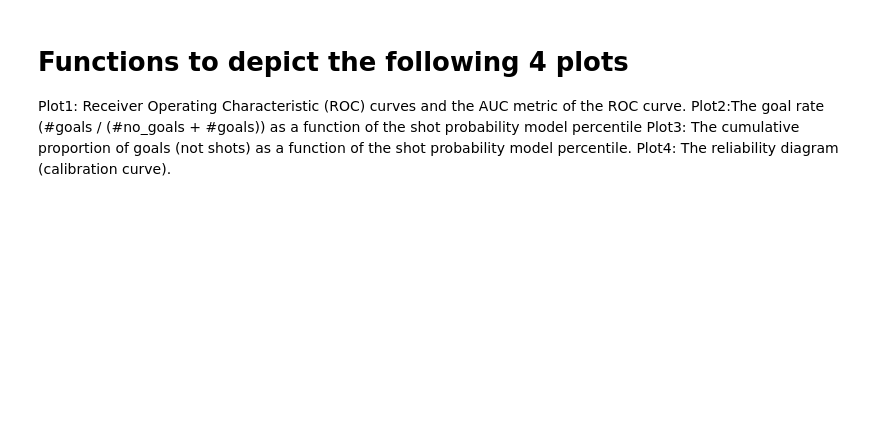
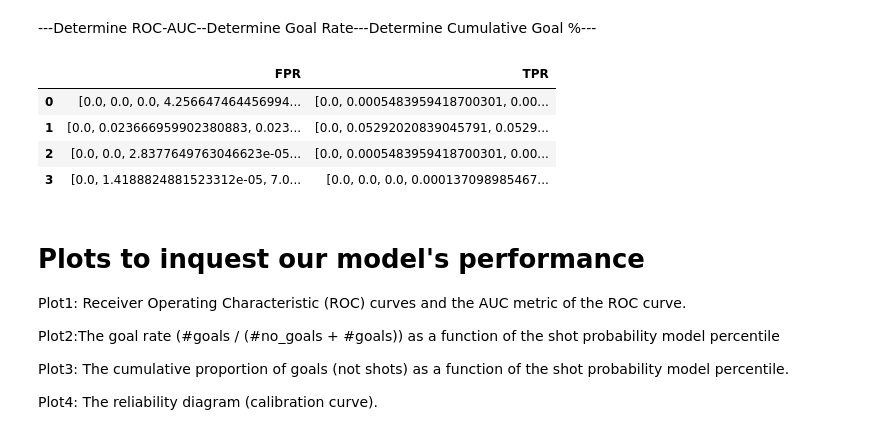
Before and after one commit to KrishnaManeeshaDendukuri/ift6758, a Jupyter notebook: ift6758-project-template-main/notebooks/Question_3_M2.ipynb, the cells around one changed output. Saved outputs shown, nothing was run; the diff lists cells and outputs as text; code cells hidden in the pictures; blank space fills up the shorter version.

```diff
--- a/ift6758-project-template-main/notebooks/Question_3_M2.ipynb
+++ b/ift6758-project-template-main/notebooks/Question_3_M2.ipynb
@@ -20,0 +39,21 @@ df = pd.read_csv('mid_df.csv')
+# %%
+df_log = df.copy()
+cnt = 0
+X = df_log['distance_from_net']
+y = df_log['goal_ind']
+
+X_trainlog, X_validlog, y_trainlog, y_validlog = train_test_split(X,y,test_size=0.25,random_state=10, shuffle = True,)
+clf = LogisticRegression()
+clf.fit(X_trainlog.values.reshape(-1,1), y_trainlog)
+y_predlog = clf.predict(X_validlog.values.reshape(-1,1))
+predicted_prob = clf.predict_proba(X_validlog.values.reshape(-1,1))
+score = clf.score(X_validlog.values.reshape(-1,1), y_validlog)
+print("Accuracy score of Training a Logistic Regression classifier with distance feature is: {}".format(score))
+[cnt+1 if y_predlog[ele]==1 else cnt+0 for ele in range(len(X_validlog))]
+print("Total goals predicted by the classifier = {}".format(cnt))
+cm = confusion_matrix(y_validlog, y_predlog)
+import seaborn as sns
+sns.heatmap(cm, annot=True)
+experiment.log_metric("accuracy", accuracy_score(y_validlog, y_predlog))
+experiment.log_metric("f1_score", f1_score(y_validlog, y_predlog))
+experiment.log_confusion_matrix(y_validlog, y_predlog)
@@ -78,0 +148,2 @@ def call_log_reg(X_train2,y_train,X_valid2,y_valid):
+# %% [markdown]
+---Determine ROC-AUC--Determine Goal Rate---Determine Cumulative Goal %---
@@ -79,7 +196,18 @@ def call_log_reg(X_train2,y_train,X_valid2,y_valid):
+# %%
+df_roc.head()
+# %% [output]
+|  | FPR | TPR |
+| 0 | [0.0, 0.0, 0.0, 4.256647464456994... | [0.0, 0.0005483959418700301, 0.00... |
+| 1 | [0.0, 0.023666959902380883, 0.023... | [0.0, 0.05292020839045791, 0.0529... |
+| 2 | [0.0, 0.0, 2.8377649763046623e-05... | [0.0, 0.0005483959418700301, 0.00... |
+| 3 | [0.0, 1.4188824881523312e-05, 7.0... | [0.0, 0.0, 0.0, 0.000137098985467... |
 # %% [markdown]
-# Functions to depict the following 4 plots
+# Plots to inquest our model's performance
 
 Plot1: Receiver Operating Characteristic (ROC) curves and the AUC metric of the ROC curve.
+
 Plot2:The goal rate (#goals / (#no_goals + #goals)) as a function of the shot probability model percentile
+
 Plot3: The cumulative proportion of goals (not shots) as a function of the shot probability model percentile.
+
 Plot4: The reliability diagram (calibration curve).
```
Also changed, not shown: parts of 29 cells of this notebook.
